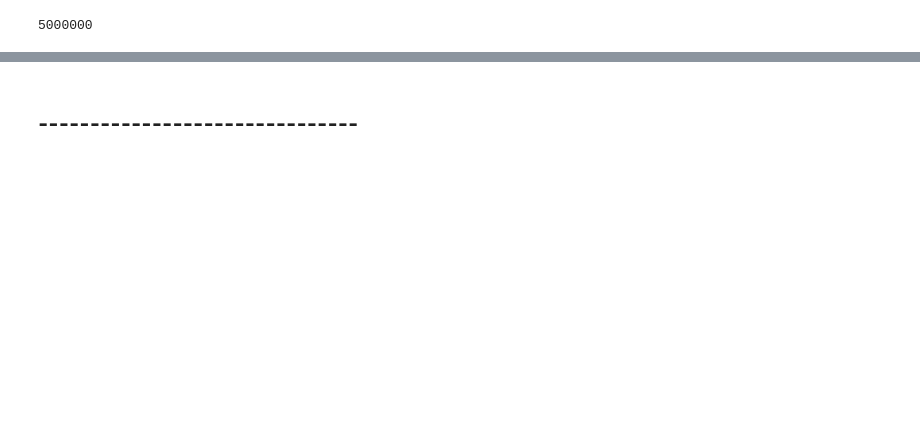
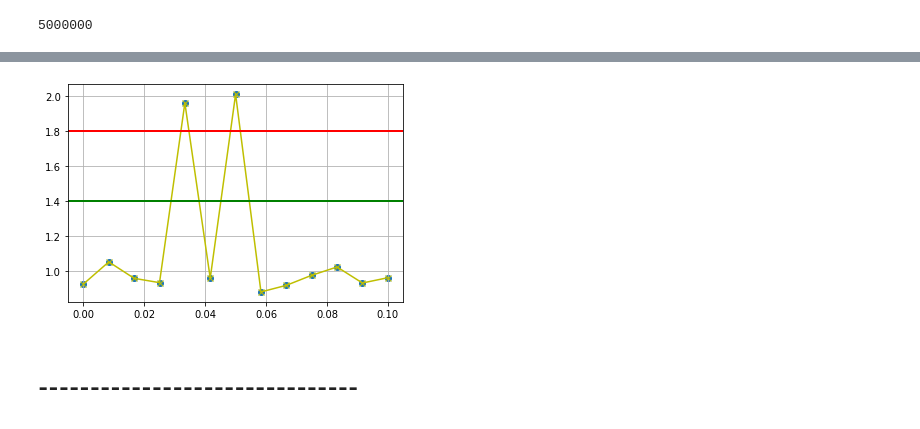
Before and after one commit to blue-monkey0/SideProject, a Jupyter notebook: Arc-Fault/arc_fault_detection.ipynb, the cells around one changed output, grey strips where cells are left out. Drawn from its saved outputs; the diff is of its cells as text; code cells hidden in the pictures; blank space fills up the shorter version.

```diff
--- a/Arc-Fault/arc_fault_detection.ipynb
+++ b/Arc-Fault/arc_fault_detection.ipynb
@@ -100,2 +177,0 @@ plt.grid()
-# %%
-wp = pywt.WaveletPacket(data = test1, wavelet = 'db10', mode = 'symmetric')
@@ -124,17 +177,0 @@ len(xx)
-# %%
-shift_size = 4500
-window_length = 9000
-ratio = []
-
-for i in np.arange(0, len(xx), 4500):
-    window_1 = xx[i:i + window_length]
-    window_2 = xx[i + shift_size: i + shift_size + window_length]
-
-    I_max = window_1.max()
-
-    I_n_max = window_2.max()
-
-
-    I_ratio = I_n_max / I_max
-
-    ratio.append(I_ratio)
@@ -171,0 +178,64 @@ plt.grid()
+# %%
+def unique(array):
+    uniq, index = np.unique(array, return_index=True)
+    return uniq[index.argsort()]
+
+
+def WPT(signal):
+    wp = pywt.WaveletPacket(data = signal, wavelet = 'db10', mode = 'symmetric')
+    xx = wp['ddd'].data
+    shift_size = 6000
+    window_length = 12000
+    ratio = []
+    I_max = xx[:12000].max()
+
+    for i in np.arange(0, len(xx), 6000):
+        if len(ratio) < 20:
+            window_2 = xx[i + shift_size: i + shift_size + window_length]
+
+            I_n_max = window_2.max()
+
+            I_ratio = I_n_max / I_max
+
+            ratio.append(I_ratio)
+
+    ratio= unique(ratio)
+    tt = np.linspace(0, 0.1, len(ratio))
+
+    plt.scatter(tt, ratio)
+    plt.plot(tt, ratio, 'yx-')
+    plt.axhline(y = 1.8, color = 'r', linewidth = 2)
+    plt.axhline(y = 1.4, color = 'g', linewidth = 2)
+    plt.grid()
+
+
+    global count
+    count = 0
+
+    def state(count):
+        if count > 2:
+            print("Warning!")
+        elif count > 1:
+            print("Caution!")
+        elif 0 <= count < 2:
+            print("Safety")
+        elif count < 0:
+            count = 0
+            print("Satety")
+
+    for i in ratio:
+        if i > 1.8:
+            count += 1
+            state(count)
+        elif 1.4 < i < 1.8:
+            state(count)
+        else:
+            if count < 0:
+                count= 0
+                state(count)
+            else:
+                count -= 1
+                state(count)
+
+WPT(test1)
+# %% [output]
@@ -172,3 +255,4 @@ plt.grid()
+[figure, added]
 # %% [markdown]
 # -------------------------------
 # %%
```
Also changed, not shown: parts of 30 cells of this notebook.
